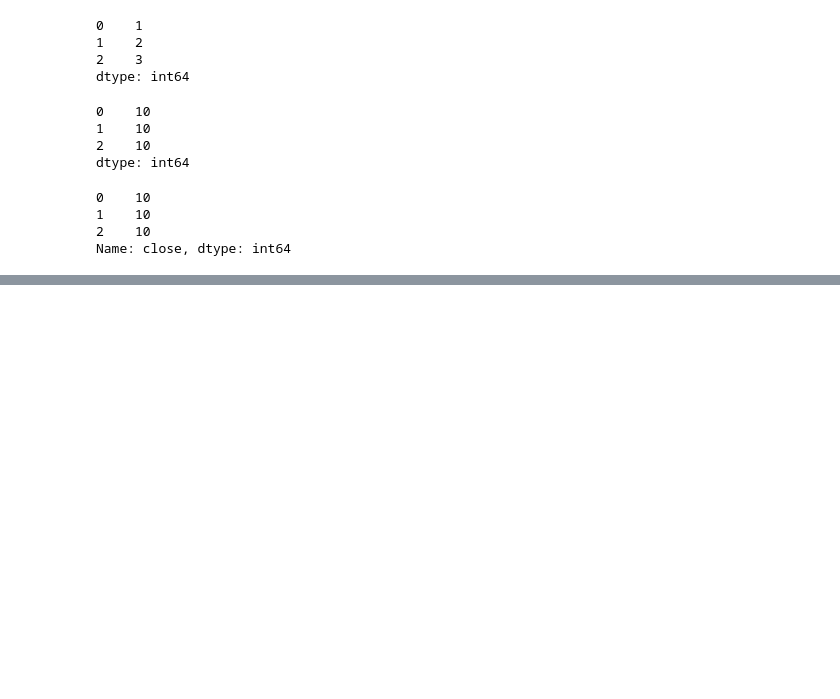
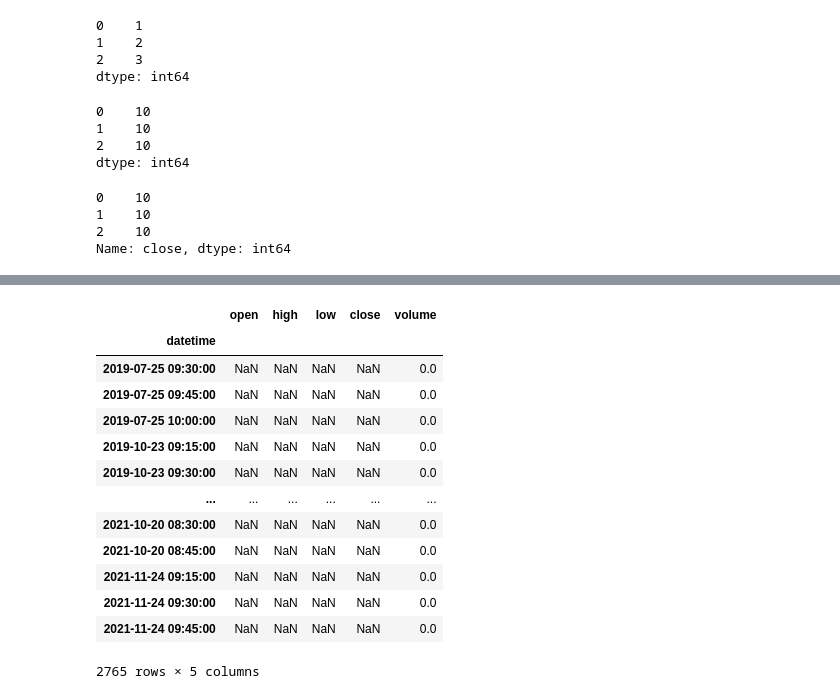
Before and after one commit to pgradz/ml_investing_wne, a Jupyter notebook: src/ml_investing_wne/notebooks/crypto_run.ipynb, the cells around one changed output, grey strips where cells are left out. Cells and saved outputs as stored; diff of their text form; code cells hidden in the pictures; blank space fills up the shorter version.

```diff
--- a/src/ml_investing_wne/notebooks/crypto_run.ipynb
+++ b/src/ml_investing_wne/notebooks/crypto_run.ipynb
@@ -478,0 +546,17 @@ Name: close, dtype: int64
+# %%
+asset.df_time_aggregated.loc[asset.df_time_aggregated['close'].isnull()]
+# %% [output]
+|  | open | high | low | close | volume |
+| datetime |  |  |  |  |  |
+| 2019-07-25 09:30:00 | NaN | NaN | NaN | NaN | 0.0 |
+| 2019-07-25 09:45:00 | NaN | NaN | NaN | NaN | 0.0 |
+| 2019-07-25 10:00:00 | NaN | NaN | NaN | NaN | 0.0 |
+| 2019-10-23 09:15:00 | NaN | NaN | NaN | NaN | 0.0 |
+| 2019-10-23 09:30:00 | NaN | NaN | NaN | NaN | 0.0 |
+| ... | ... | ... | ... | ... | ... |
+| 2021-10-20 08:30:00 | NaN | NaN | NaN | NaN | 0.0 |
+| 2021-10-20 08:45:00 | NaN | NaN | NaN | NaN | 0.0 |
+| 2021-11-24 09:15:00 | NaN | NaN | NaN | NaN | 0.0 |
+| 2021-11-24 09:30:00 | NaN | NaN | NaN | NaN | 0.0 |
+| 2021-11-24 09:45:00 | NaN | NaN | NaN | NaN | 0.0 |
+2765 rows × 5 columns
```
Also changed, not shown: parts of 8 cells of this notebook, 5 other files.
